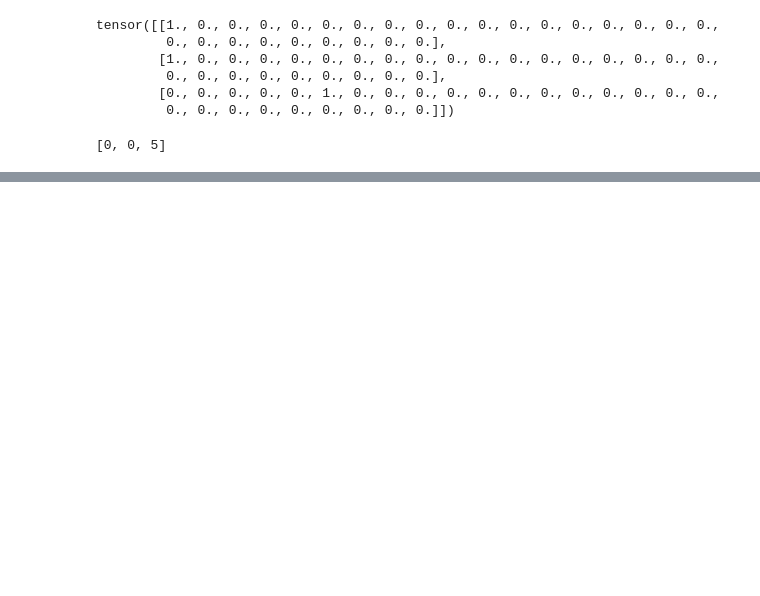
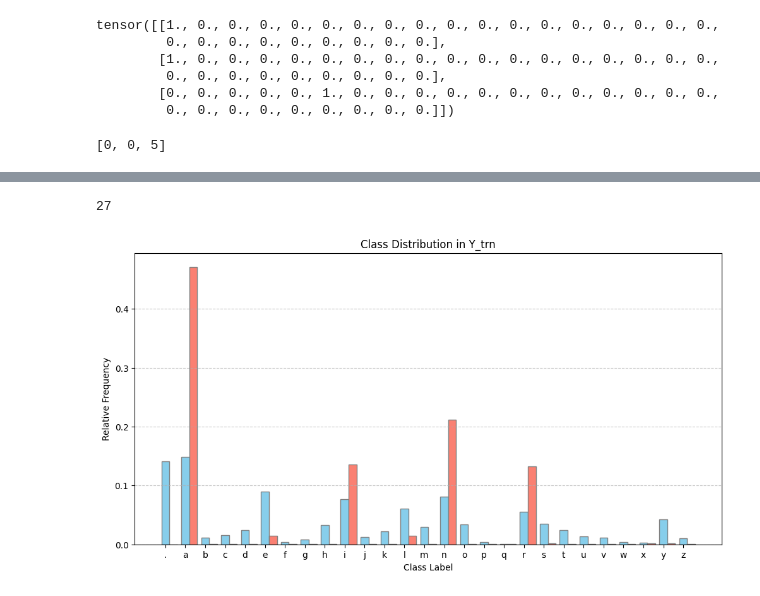
Before and after one commit to tripathysagar/karpathy-nn, a Jupyter notebook: bi-gram-linear/trigram_model.ipynb, the cells around one changed output, grey strips where cells are left out. Cells and saved outputs as stored; diff of their text form; code cells hidden in the pictures; blank space fills up the shorter version.

```diff
--- a/bi-gram-linear/trigram_model.ipynb
+++ b/bi-gram-linear/trigram_model.ipynb
@@ -198,0 +267,3 @@ kahalo
+# %%
+def loss(pred, Y):
+    return F.cross_entropy(pred, Y)
@@ -198,0 +341,5 @@ kahalo
+# %%
+result = list(''.join(result))
+from collections import Counter
+counter = Counter(result)
+counter
@@ -198,0 +364,8 @@ kahalo
+# %%
+n = sum(counter.values())
+op_freq = [counter[itos[i]] / n for i in range(27)]
+# %%
+dis = [(Y_trn == j).sum().item()/Y_trn.nelement() for j in range(27)]
+len(dis)
+# %% [output]
+27
@@ -198,0 +376,25 @@ kahalo
+# %%
+custom_labels = [f'{itos[j]}' for j in range(27)]
+num_bins = 27
+
+# Bar width
+bar_width = 0.4
+
+# Positions of the bars on the x-axis
+r1 = np.arange(num_bins)
+r2 = [x + bar_width for x in r1]
+
+# Plot the histogram
+plt.figure(figsize=(12, 6))
+plt.bar(r1, dis, color='skyblue', width=bar_width, edgecolor='grey', label='Y_trn')
+plt.bar(r2, op_freq, color='salmon', width=bar_width, edgecolor='grey', label='gen')
+
+
+plt.xlabel('Class Label')
+plt.ylabel('Relative Frequency')
+plt.title('Class Distribution in Y_trn')
+plt.xticks(ticks=range(27), labels=custom_labels,)
+plt.grid(axis='y', linestyle='--', alpha=0.7)
+plt.show()
+# %% [output]
+[figure, added]
```
Also changed, not shown: parts of 25 cells of this notebook, 1 other file.
